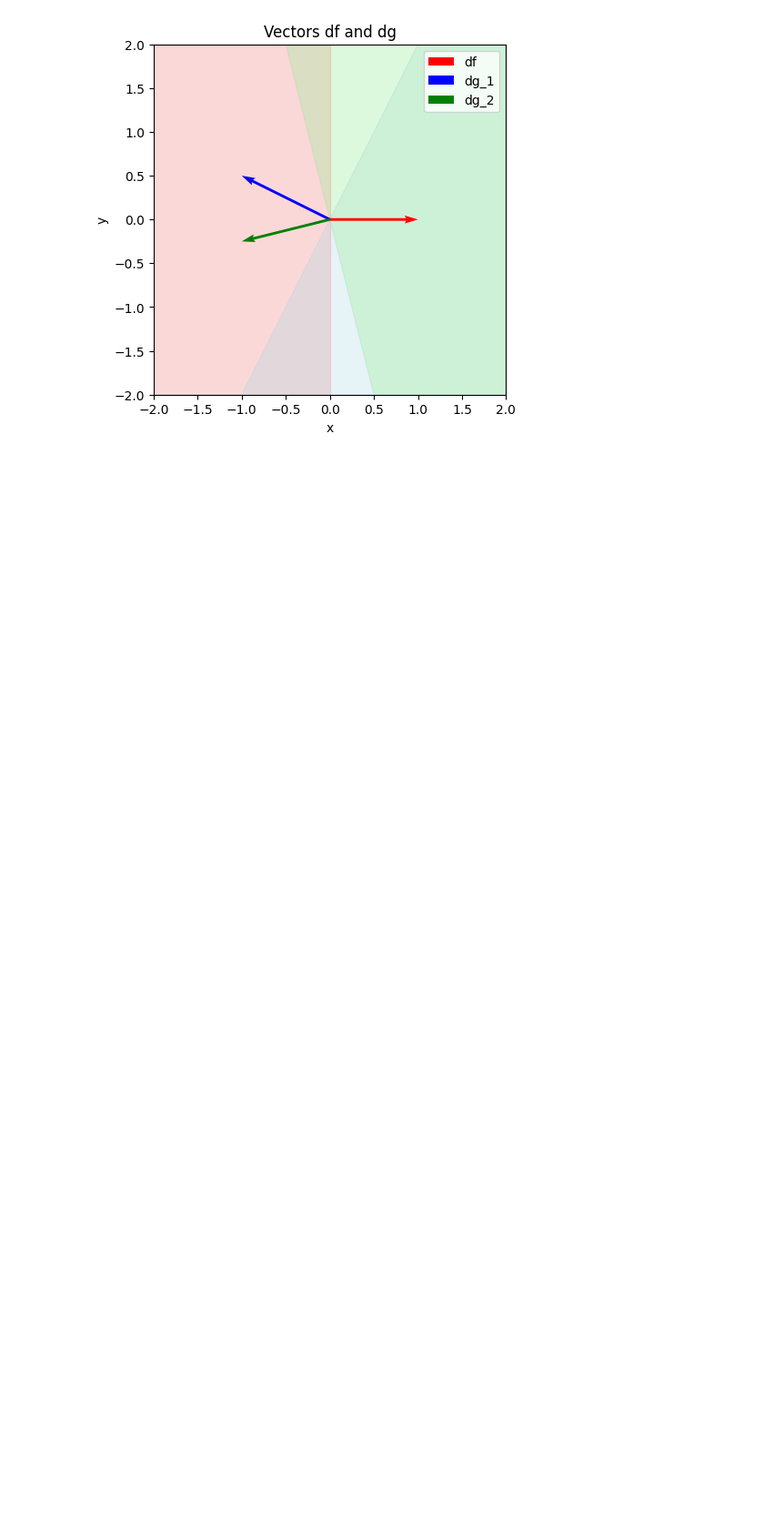
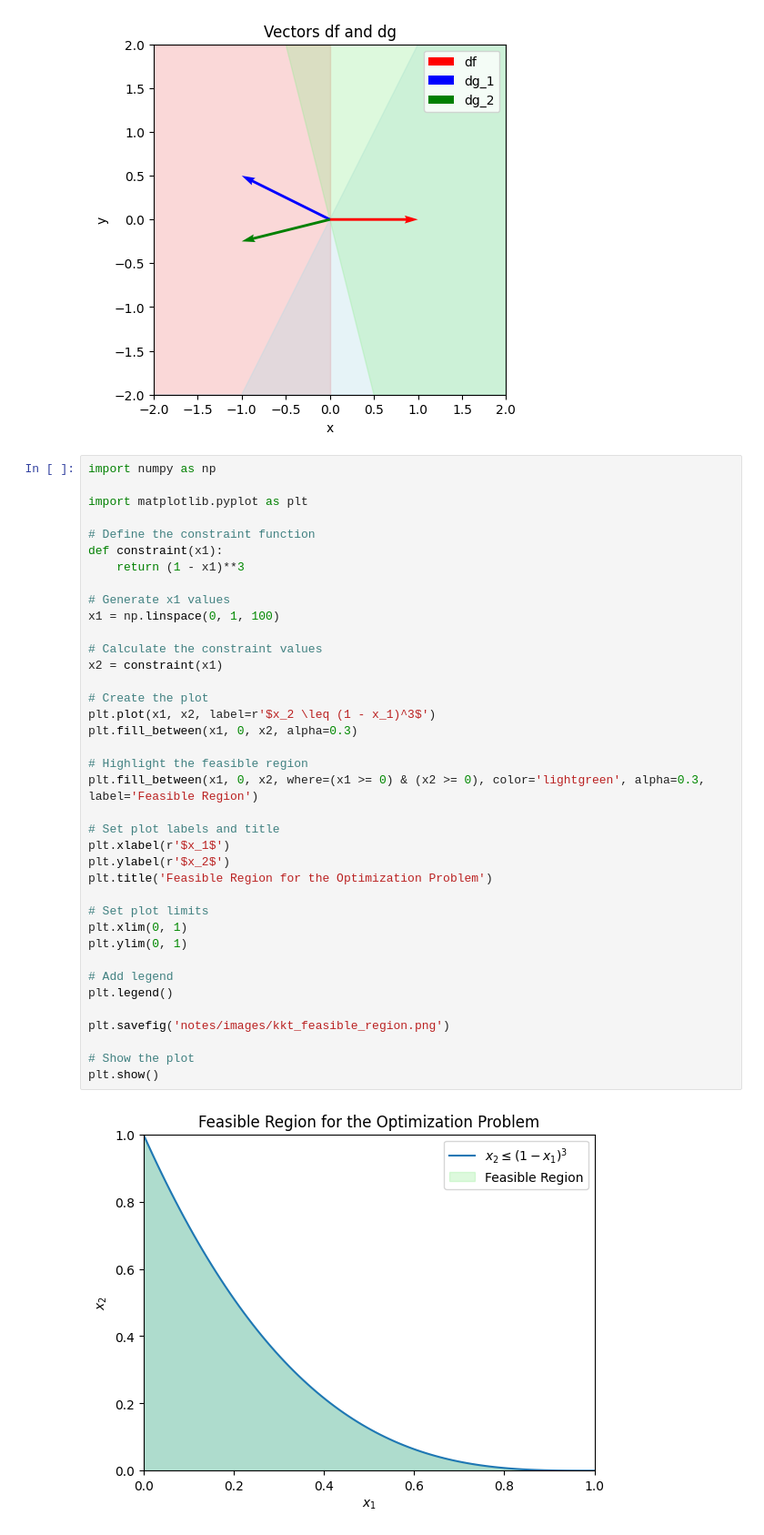
Before and after one commit to Hansespinosa2/Fall2024OR3, a Jupyter notebook: working_notebook.ipynb, the cells around one changed output. Shown: that part at 91% size. Cells and saved outputs as stored; diff of their text form; blank space fills up the shorter version.

```diff
--- a/working_notebook.ipynb
+++ b/working_notebook.ipynb
@@ -272,3 +272,43 @@ plt.savefig('notes/images/empty_walkable_region.png')
 plt.show()
 # %% [output]
 [figure]
+# %%
+import numpy as np
+
+import matplotlib.pyplot as plt
+
+# Define the constraint function
+def constraint(x1):
+	return (1 - x1)**3
+
+# Generate x1 values
+x1 = np.linspace(0, 1, 100)
+
+# Calculate the constraint values
+x2 = constraint(x1)
+
+# Create the plot
+plt.plot(x1, x2, label=r'$x_2 \leq (1 - x_1)^3$')
+plt.fill_between(x1, 0, x2, alpha=0.3)
+
+# Highlight the feasible region
+plt.fill_between(x1, 0, x2, where=(x1 >= 0) & (x2 >= 0), color='lightgreen', alpha=0.3, label='Feasible Region')
+
+# Set plot labels and title
+plt.xlabel(r'$x_1$')
+plt.ylabel(r'$x_2$')
+plt.title('Feasible Region for the Optimization Problem')
+
+# Set plot limits
+plt.xlim(0, 1)
+plt.ylim(0, 1)
+
+# Add legend
+plt.legend()
+
+plt.savefig('notes/images/kkt_feasible_region.png')
+
+# Show the plot
+plt.show()
+# %% [output]
+[figure, added]
```
Also changed, not shown: 12 other files.
